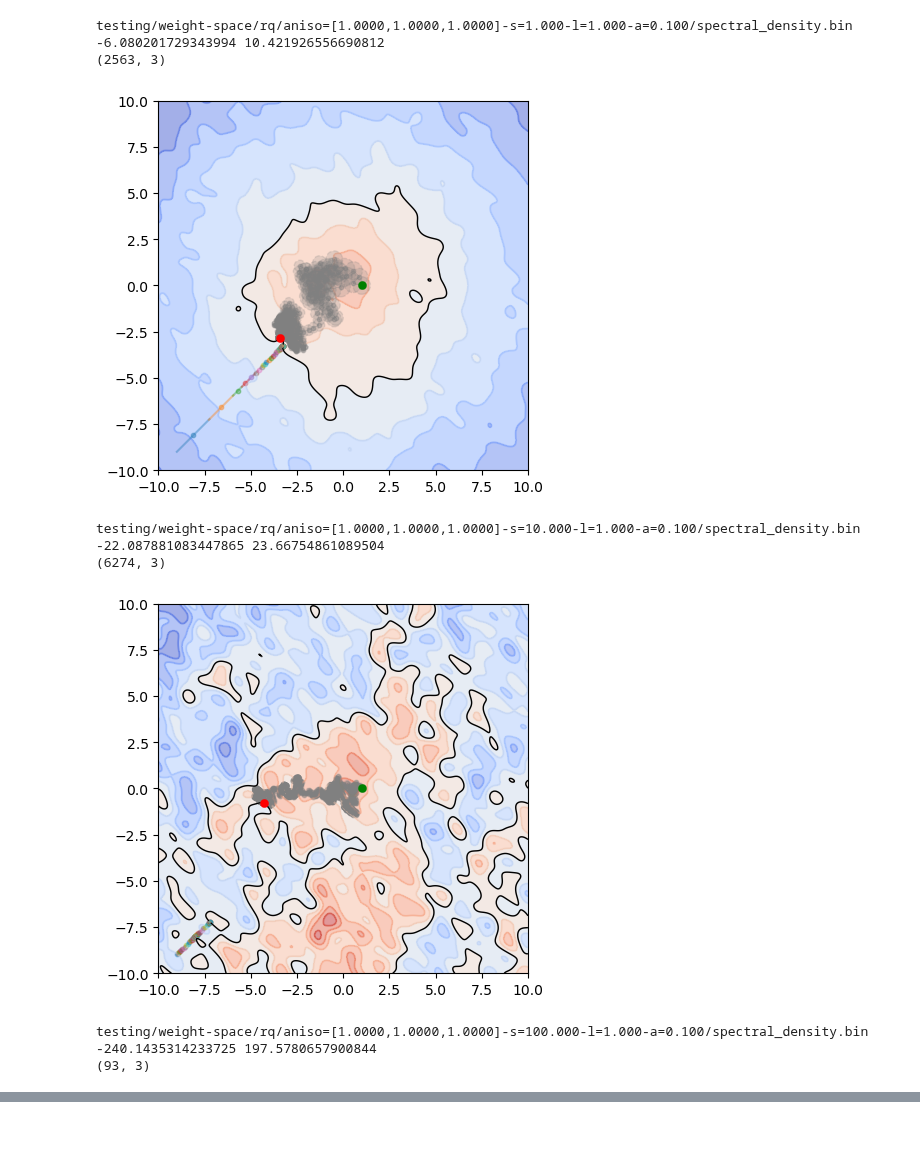
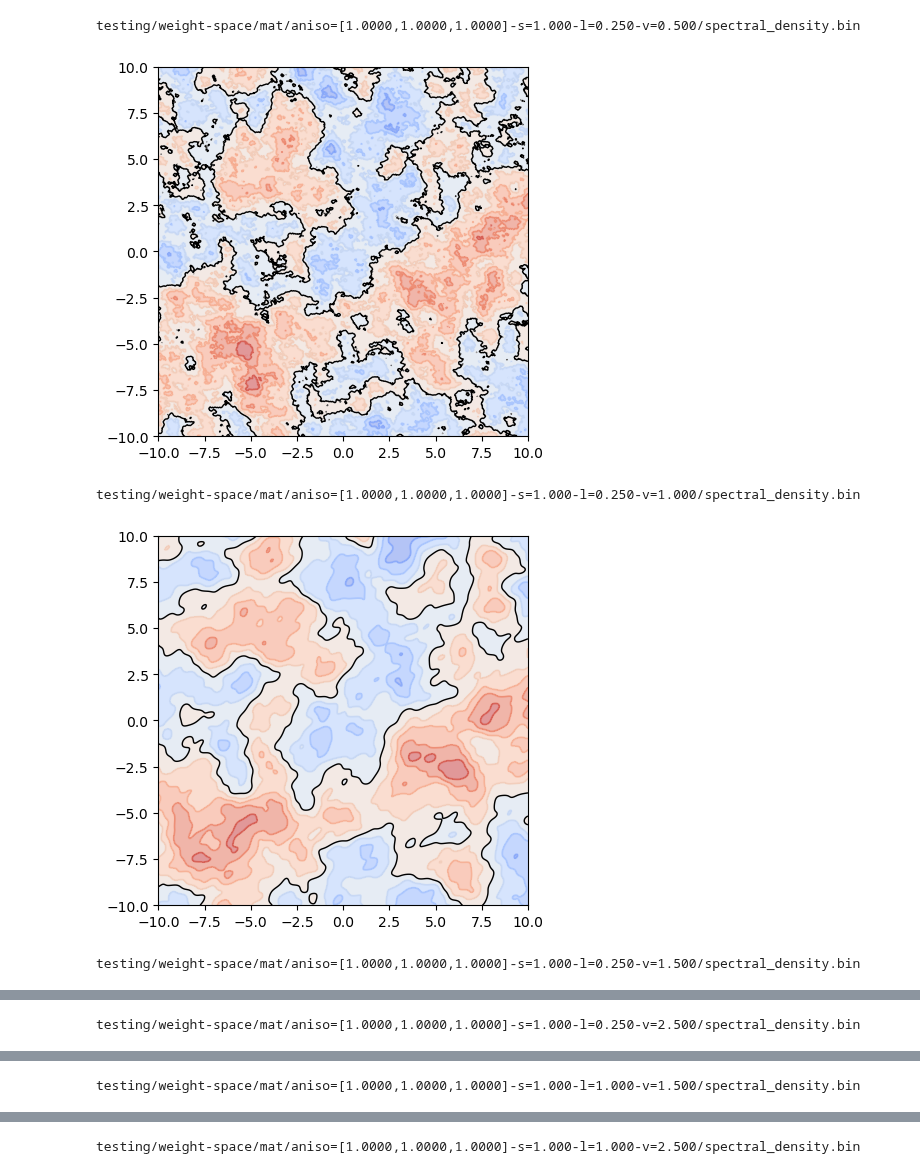
Before and after one commit to daseyb/tungsten, a Jupyter notebook: data/weight-space-test-vis.ipynb, the cells around one changed output, grey strips where cells are left out. Drawn from its saved outputs; the diff is of its cells as text; code cells hidden in the pictures; blank space fills up the shorter version.

```diff
--- a/data/weight-space-test-vis.ipynb
+++ b/data/weight-space-test-vis.ipynb
@@ -75,7 +75,7 @@ def circles(x, y, s, c='b', vmin=None, vmax=None, **kwargs):
         plt.sci(collection)
     return collection
 
-for file in glob.glob("testing/weight-space/*/*/spectral_density.bin"):
+for file in glob.glob("testing/weight-space/mat/*/spectral_density.bin"):
     file = file.replace("\\", "/")
     print(file)
 
@@ -84,19 +84,18 @@ for file in glob.glob("testing/weight-space/*/*/spectral_density.bin"):
 
     grid_xs = np.reshape(np.fromfile(file.replace("spectral_density.bin", "grid-coordinates.bin"), dtype=np.float64), (-1))
     real = np.reshape(np.fromfile(file.replace("spectral_density.bin", "grid-samples.bin"), dtype=np.float64), (grid_xs.shape[0],grid_xs.shape[0])).T
-    ray_ps = np.reshape(np.fromfile(file.replace("spectral_density.bin", "ray-points.bin"), dtype=np.float64), (-1,3))
-    ray_ds = np.reshape(np.fromfile(file.replace("spectral_density.bin", "ray-distances.bin"), dtype=np.float64), (-1))
-    affine_interval_cs = np.reshape(np.fromfile(file.replace("spectral_density.bin", "affine-interval-centers.bin"), dtype=np.float64), (-1,3))
-    affine_interval_extends = np.reshape(np.fromfile(file.replace("spectral_density.bin", "affine-interval-extends.bin"), dtype=np.float64), (-1,3))
+    ray_ps = [] # np.reshape(np.fromfile(file.replace("spectral_density.bin", "ray-points.bin"), dtype=np.float64), (-1,3))
+    ray_ds = [] #np.reshape(np.fromfile(file.replace("spectral_density.bin", "ray-distances.bin"), dtype=np.float64), (-1))
+    affine_interval_cs = [] #np.reshape(np.fromfile(file.replace("spectral_density.bin", "affine-interval-centers.bin"), dtype=np.float64), (-1,3))
+    affine_interval_extends = [] # np.reshape(np.fromfile(file.replace("spectral_density.bin", "affine-interval-extends.bin"), dtype=np.float64), (-1,3))
 
-    wos_ps = np.reshape(np.fromfile(file.replace("spectral_density.bin", "wos-centers.bin"), dtype=np.float64), (-1,3))
-    wos_ds = np.reshape(np.fromfile(file.replace("spectral_density.bin", "wos-radii.bin"), dtype=np.float64), (-1))
+    wos_ps = [] #np.reshape(np.fromfile(file.replace("spectral_density.bin", "wos-centers.bin"), dtype=np.float64), (-1,3))
+    wos_ds = [] #np.reshape(np.fromfile(file.replace("spectral_density.bin", "wos-radii.bin"), dtype=np.float64), (-1))
 
     xs = grid_xs
     xx, yy = np.meshgrid(xs,xs)
     utils.plot_realization(real, plt.gca(), xx, yy,clw=1)
 
-    print(real.min(), real.max())
 
     #plt.scatter(ray_ps[:,0], ray_ps[:,1], s=10, c="grey")
     #plt.plot(ray_ps[:,0], ray_ps[:,1], c="grey")
@@ -109,47 +108,41 @@ for file in glob.glob("testing/weight-space/*/*/spectral_density.bin"):
         ortho_extend = np.array([-affine_interval_extends[i,1], affine_interval_extends[i,0]]) / np.sqrt(np.sum(affine_interval_extends[i]**2))
         offset = 0
         p = plt.scatter(affine_interval_cs[i,0]+ i*offset*ortho_extend[0], affine_interval_cs[i,1]+ i*offset*ortho_extend[1], s=10, alpha=0.4)
 
         plt.plot(
             [affine_interval_cs[i,0] - affine_interval_extends[i,0] + i*offset*ortho_extend[0], affine_interval_cs[i,0] + affine_interval_extends[i,0] + i*offset*ortho_extend[0]],
             [affine_interval_cs[i,1] - affine_interval_extends[i,1] + i*offset*ortho_extend[1], affine_interval_cs[i,1]+ affine_interval_extends[i,1] + i*offset*ortho_extend[1]],c=p.get_facecolor())
 
         # if(i < affine_interval_cs.shape[0]-1):
         #     plt.gca().add_patch(patches.FancyArrowPatch(affine_interval_cs[i,:2], affine_interval_cs[i+1,:2],
         #                      connectionstyle="arc3,rad=.4", **kw))
 
     #plt.gca().add_patch(patches.FancyArrowPatch(affine_interval_cs[0,:2]-affine_interval_extends[0,:2], affine_interval_cs[-1,:2], **kw))
 
-    print(wos_ps.shape)
     pref = -1
-    plt.scatter(wos_ps[0,0], wos_ps[0,1], c="green", linewidth=0.2, zorder=11)
-    plt.scatter(wos_ps[-1,0], wos_ps[-1,1], c="red", linewidth=0.2, zorder=11)
-    plt.plot(wos_ps[:pref,0], wos_ps[:pref,1], c="grey", linewidth=0.2)
-    plt.scatter(wos_ps[:pref,0], wos_ps[:pref,1], c="grey", s=10, alpha=0.4)
-    circles(wos_ps[:pref,0], wos_ps[:pref,1], wos_ds[:pref], c="grey", facecolor=None, alpha=0.2, ls='--', zorder=10)
+    if len(wos_ps) > 0:
+        plt.scatter(wos_ps[0,0], wos_ps[0,1], c="green", linewidth=0.2, zorder=11)
+        plt.scatter(wos_ps[-1,0], wos_ps[-1,1], c="red", linewidth=0.2, zorder=11)
+        plt.plot(wos_ps[:pref,0], wos_ps[:pref,1], c="grey", linewidth=0.2)
+        plt.scatter(wos_ps[:pref,0], wos_ps[:pref,1], c="grey", s=10, alpha=0.4)
+        circles(wos_ps[:pref,0], wos_ps[:pref,1], wos_ds[:pref], c="grey", facecolor=None, alpha=0.2, ls='--', zorder=10)
 
     plt.xlim(np.min(grid_xs), np.max(grid_xs))
     plt.ylim(np.min(grid_xs), np.max(grid_xs))
 
     plt.savefig(file.replace("spectral_density.bin", "plot.pdf"), dpi=300)
 
     plt.show()
 
     #xs = np.linspace(0, 10, len(spectrum))
     #plt.ylim(0, 1.1)
     #plt.plot(xs, spectrum)
     #plt.hist(samples, range=(0,10), density=True, bins=100)
 
     plt.show()
 # %% [output]
-testing/weight-space/rq/aniso=[1.0000,1.0000,1.0000]-s=1.000-l=1.000-a=0.100/spectral_density.bin
--6.080201729343994 10.421926556690812
-(2563, 3)
+testing/weight-space/mat/aniso=[1.0000,1.0000,1.0000]-s=1.000-l=0.250-v=0.500/spectral_density.bin
-[figure, old version]
+[figure, new version]
-testing/weight-space/rq/aniso=[1.0000,1.0000,1.0000]-s=10.000-l=1.000-a=0.100/spectral_density.bin
--22.087881083447865 23.66754861089504
-(6274, 3)
+testing/weight-space/mat/aniso=[1.0000,1.0000,1.0000]-s=1.000-l=0.250-v=1.000/spectral_density.bin
-[figure, old version]
+[figure, new version]
-testing/weight-space/rq/aniso=[1.0000,1.0000,1.0000]-s=100.000-l=1.000-a=0.100/spectral_density.bin
--240.1435314233725 197.5780657900844
-(93, 3)
+testing/weight-space/mat/aniso=[1.0000,1.0000,1.0000]-s=1.000-l=0.250-v=1.500/spectral_density.bin
@@ -156,0 +150 @@ testing/weight-space/rq/aniso=[1.0000,1.0000,1.0000]-s=100.000-l=1.000-a=0.100/s
+testing/weight-space/mat/aniso=[1.0000,1.0000,1.0000]-s=1.000-l=0.250-v=2.500/spectral_density.bin
@@ -156,0 +152 @@ testing/weight-space/rq/aniso=[1.0000,1.0000,1.0000]-s=100.000-l=1.000-a=0.100/s
+testing/weight-space/mat/aniso=[1.0000,1.0000,1.0000]-s=1.000-l=1.000-v=1.500/spectral_density.bin
@@ -156,0 +154 @@ testing/weight-space/rq/aniso=[1.0000,1.0000,1.0000]-s=100.000-l=1.000-a=0.100/s
+testing/weight-space/mat/aniso=[1.0000,1.0000,1.0000]-s=1.000-l=1.000-v=2.500/spectral_density.bin
```
Also changed, not shown: parts of 5 cells of this notebook, 3 other files.
